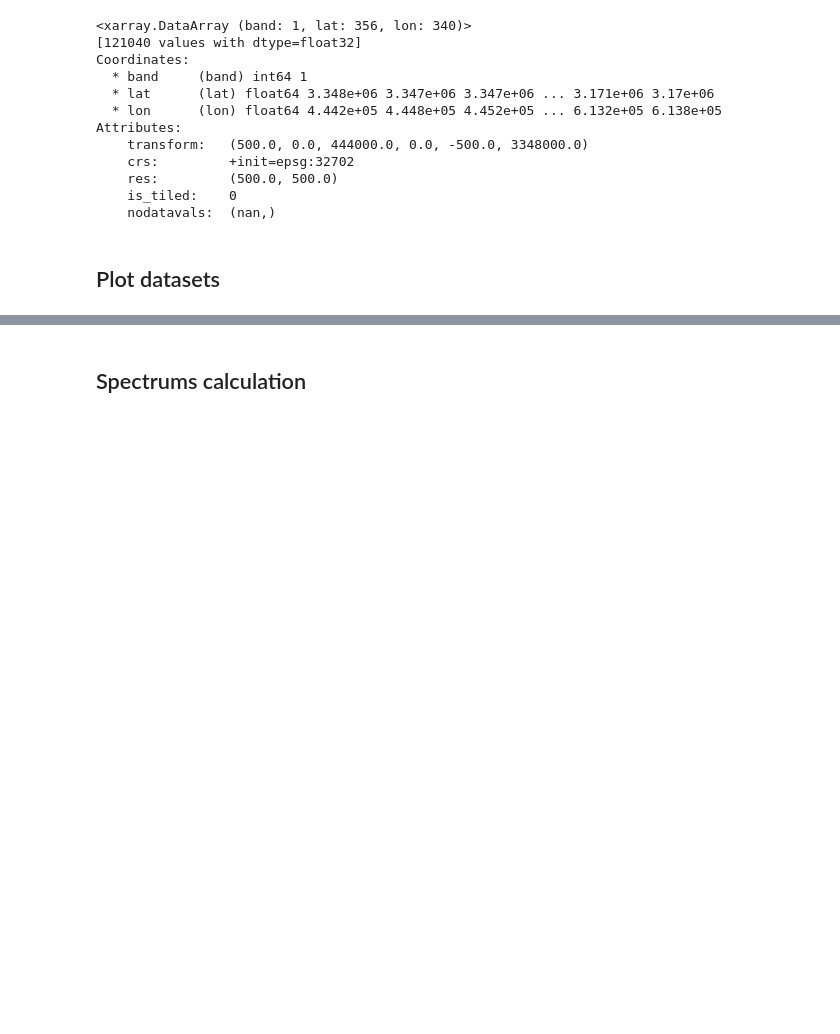
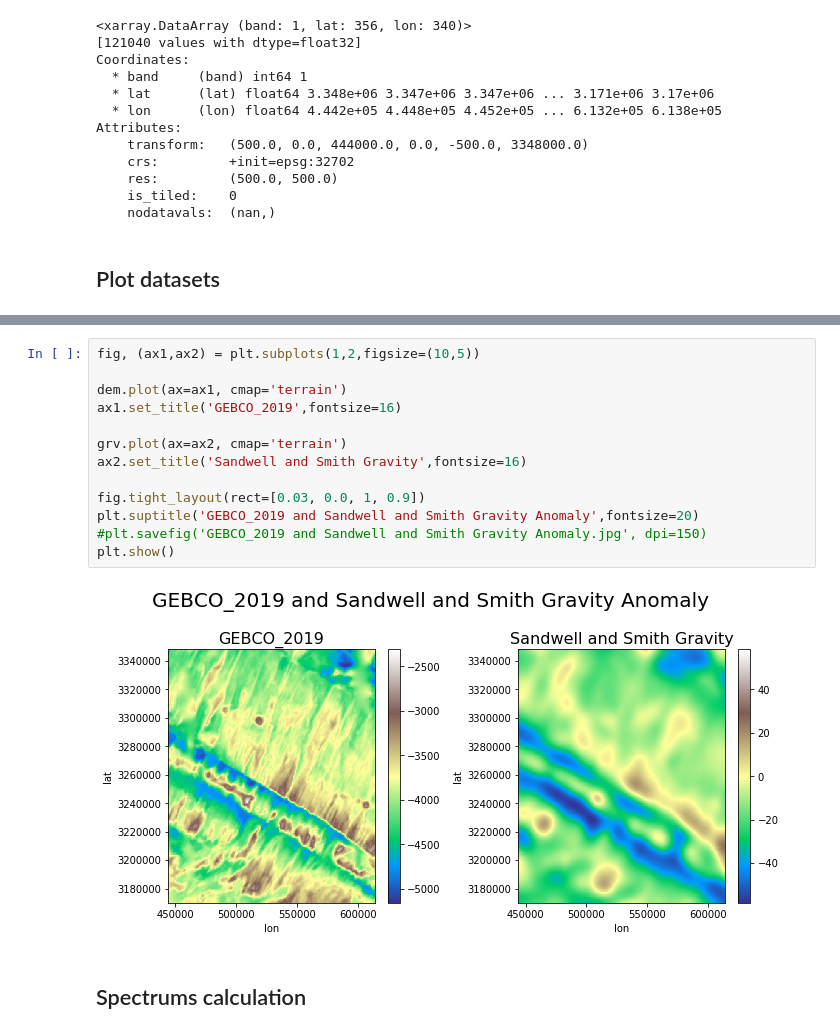
Before and after one commit to AlexeyPechnikov/gis-snippets, a Jupyter notebook: Antarctica/GEBCO_Freeair_fractal.Antarctica.ipynb, the cells around one changed output, grey strips where cells are left out. Cells and saved outputs as stored; diff of their text form; blank space fills up the shorter version.

```diff
--- a/Antarctica/GEBCO_Freeair_fractal.Antarctica.ipynb
+++ b/Antarctica/GEBCO_Freeair_fractal.Antarctica.ipynb
@@ -215,6 +215,21 @@ plt.suptitle('WGM2012 Free-Air Gravity Anomalies and Sandwell and Smith Gravity
 plt.show()
 # %% [output]
 [figure]
+# %%
+fig, (ax1,ax2) = plt.subplots(1,2,figsize=(10,5))
+
+dem.plot(ax=ax1, cmap='terrain')
+ax1.set_title('GEBCO_2019',fontsize=16)
+
+grv.plot(ax=ax2, cmap='terrain')
+ax2.set_title('Sandwell and Smith Gravity',fontsize=16)
+
+fig.tight_layout(rect=[0.03, 0.0, 1, 0.9])
+plt.suptitle('GEBCO_2019 and Sandwell and Smith Gravity Anomaly',fontsize=20)
+#plt.savefig('GEBCO_2019 and Sandwell and Smith Gravity Anomaly.jpg', dpi=150)
+plt.show()
+# %% [output]
+[figure, added]
 # %% [markdown]
 
 ## Spectrums calculation
```
Also changed, not shown: parts of 3 cells of this notebook, 4 other files.
